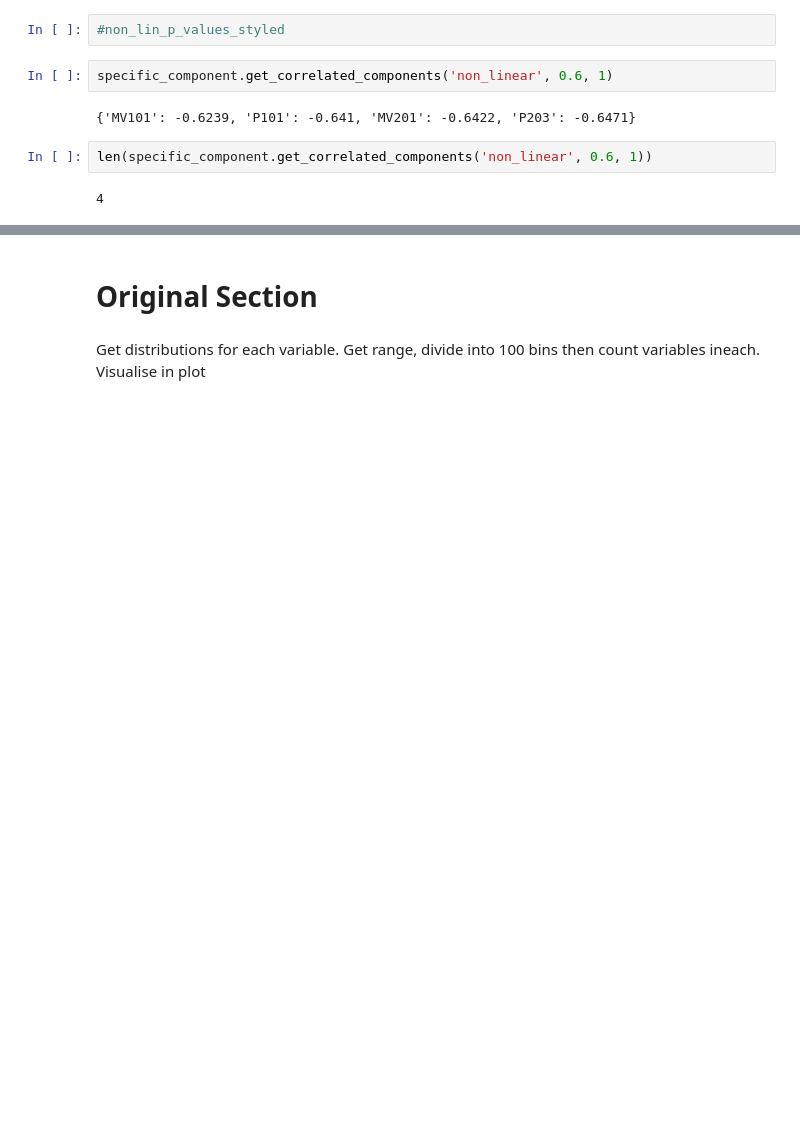
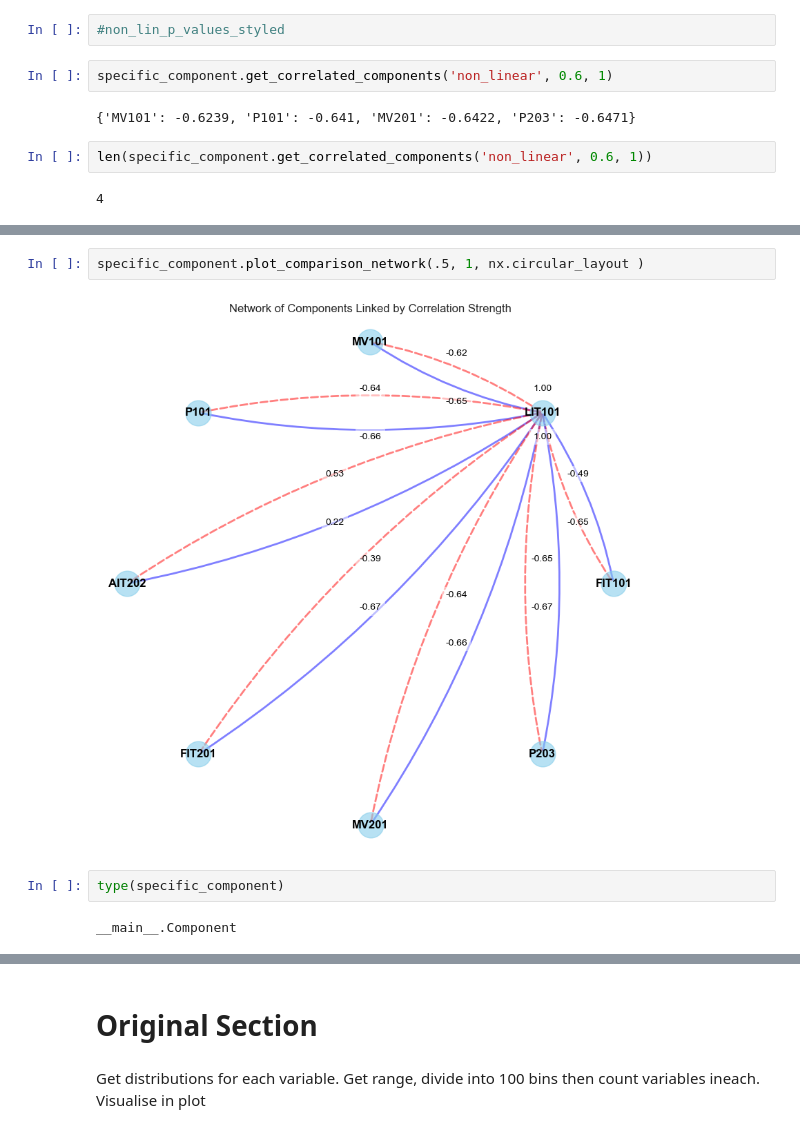
Before and after one commit to lozferatu/MSc-Project, a Jupyter notebook: Wrangling Code/first_exploration.ipynb, the cells around one changed output, grey strips where cells are left out. Drawn from its saved outputs; the diff is of its cells as text; blank space fills up the shorter version.

```diff
--- a/Wrangling Code/first_exploration.ipynb
+++ b/Wrangling Code/first_exploration.ipynb
@@ -481,3 +570,11 @@ LIT101  0.140805  0.118663  0.147261  0.053608  0.017319       Mutal_Info
+# %%
+specific_component.plot_comparison_network(.5, 1, nx.circular_layout )
+# %% [output]
+[figure, added]
+# %%
+type(specific_component)
+# %% [output]
+__main__.Component
 # %%
 display(rows_for_LIT101)
 # %% [output]
```
Also changed, not shown: parts of 32 cells of this notebook.
